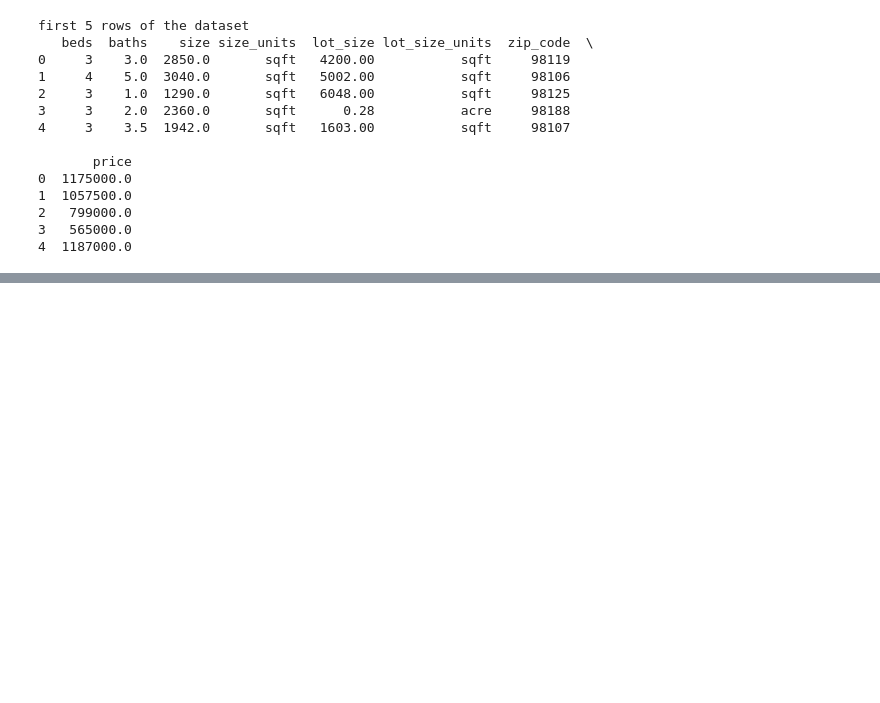
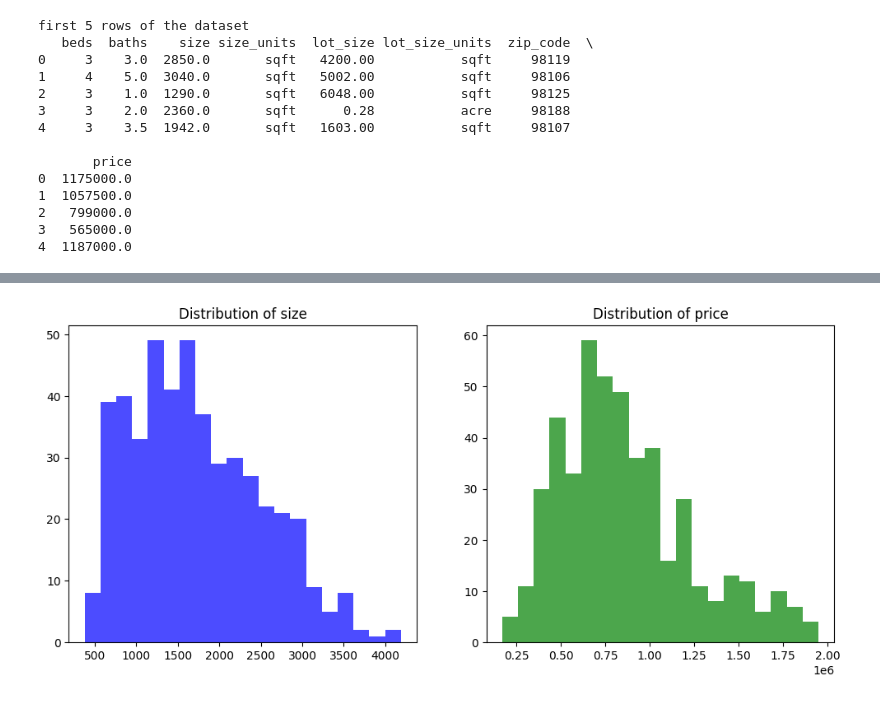
Before and after one commit to zahra-rajabi/ML_first_project, a Jupyter notebook: Zahra_rajabi_linear_regression.ipynb, the cells around one changed output, grey strips where cells are left out. Saved outputs shown, nothing was run; the diff lists cells and outputs as text; code cells hidden in the pictures; blank space fills up the shorter version.

```diff
--- a/Zahra_rajabi_linear_regression.ipynb
+++ b/Zahra_rajabi_linear_regression.ipynb
@@ -218,0 +54,21 @@ R-squared score: 0.5858313286858143
+# %%
+# Data cleaning - removing outliers based on IQR
+Q1_area = df['size'].quantile(0.25)
+Q3_area = df['size'].quantile(0.75)
+IQR_area = Q3_area - Q1_area
+
+Q1_price = df['price'].quantile(0.25)
+Q3_price = df['price'].quantile(0.75)
+IQR_price = Q3_price - Q1_price
+
+lower_bound_area = Q1_area - 1.5 * IQR_area
+upper_bound_area = Q3_area + 1.5 * IQR_area
+
+lower_bound_price = Q1_price - 1.5 * IQR_price
+upper_bound_price = Q3_price + 1.5 * IQR_price
+
+df_cleaned = df[(df['size'] >= lower_bound_area) & (df['size'] <= upper_bound_area) &
+                (df['price'] >= lower_bound_price) & (df['price'] <= upper_bound_price)]
+
+# Check the cleaned dataset
+df_cleaned.describe()
@@ -218,0 +85,14 @@ R-squared score: 0.5858313286858143
+# %%
+plt.figure(figsize=(12, 5))
+
+plt.subplot(1, 2, 1)
+plt.hist(df_cleaned['size'], bins=20, color='blue', alpha=0.7)
+plt.title('Distribution of size')
+
+plt.subplot(1, 2, 2)
+plt.hist(df_cleaned['price'], bins=20, color='green', alpha=0.7)
+plt.title('Distribution of price')
+
+plt.show()
+# %% [output]
+[figure, added]
```
Also changed, not shown: parts of 21 cells of this notebook.
